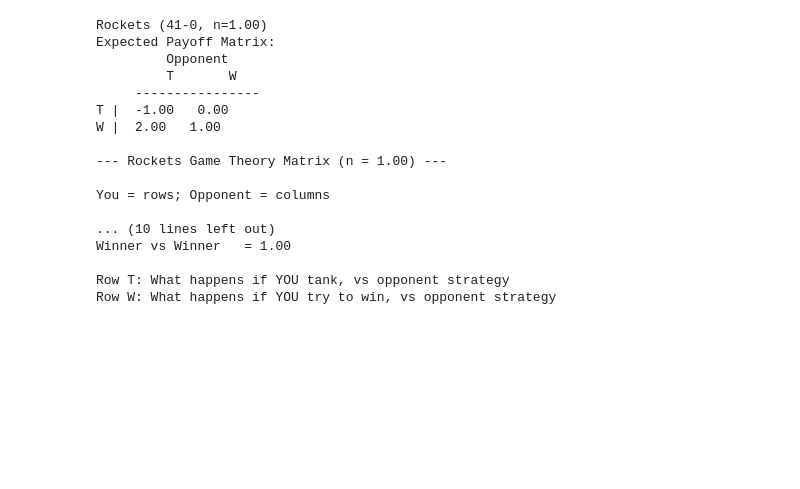
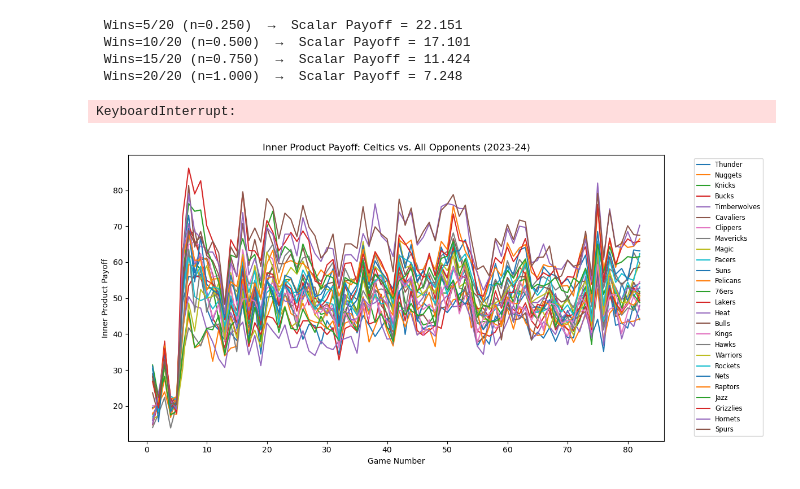
Before and after one commit to ebchassine/Math-34-Final-Project, a Jupyter notebook: EGT_Model.ipynb, the cells around one changed output. Drawn from its saved outputs; the diff is of its cells as text; code cells hidden in the pictures; blank space fills up the shorter version.

Commit message:
working full season view

```diff
--- a/EGT_Model.ipynb
+++ b/EGT_Model.ipynb
@@ -123,22 +94,9 @@ Pistons GT Matrix (n = 0.20):
-# %%
-team = Team("Rockets", wins=41)
-print(team)
-print(team.describe_matrix())
-# %% [output]
-Rockets (41-0, n=1.00)
-Expected Payoff Matrix:
-         Opponent
-         T       W
-     ----------------
-T |  -1.00   0.00
-W |  2.00   1.00
-
---- Rockets Game Theory Matrix (n = 1.00) ---
-
-You = rows; Opponent = columns
-
-... (10 lines left out)
-Winner vs Winner   = 1.00
-
-Row T: What happens if YOU tank, vs opponent strategy
-Row W: What happens if YOU try to win, vs opponent strategy
+# %%
+for wins, gp in [(5, 20), (10, 20), (15, 20), (20, 20)]:
+    t = Team("Testers", wins=wins, games_played=gp)
+    print(f" Wins={wins}/{gp} (n={t.n:.3f})  →  Scalar Payoff = {t.describe_matrix():.3f}")
+# %% [output]
+ Wins=5/20 (n=0.250)  →  Scalar Payoff = 22.151
+ Wins=10/20 (n=0.500)  →  Scalar Payoff = 17.101
+ Wins=15/20 (n=0.750)  →  Scalar Payoff = 11.424
+ Wins=20/20 (n=1.000)  →  Scalar Payoff = 7.248
@@ -144,0 +168,13 @@ Row W: What happens if YOU try to win, vs opponent strategy
+# %%
+# ─── Cell E: Build `team_logs` for each (season, team_id) ───────────────────────────────
+team_logs = {}
+
+for season in seasons:
+    for team_id, team_name in teams_info:
+        try:
+            df_log = get_team_game_log(team_id, season)
+            team_logs[(season, team_id)] = (team_name, df_log)
+        except Exception as e:
+            print(f"Error fetching {team_name} ({team_id}) for {season}: {e}")
+# %% [output]
+KeyboardInterrupt:
@@ -144,0 +218,22 @@ Row W: What happens if YOU try to win, vs opponent strategy
+# %%
+# ─── Cell G: Example plot for one team in one season ───────────────────────────────
+season = '2023-24'
+team_id = teams_info[0][0]   # e.g. first team in teams_info
+team_name = next(name for tid, name in teams_info if tid == team_id)
+
+inner_list = payoff_results[season][team_id]
+df_ip = pd.DataFrame(inner_list).fillna(0)
+
+plt.figure(figsize=(12, 6))
+for opp_id in df_ip.columns:
+    opp_name = next(name for tid, name in teams_info if tid == opp_id)
+    plt.plot(df_ip.index + 1, df_ip[opp_id], label=opp_name)
+
+plt.title(f'Inner Product Payoff: {team_name} vs. All Opponents ({season})')
+plt.xlabel('Game Number')
+plt.ylabel('Inner Product Payoff')
+plt.legend(bbox_to_anchor=(1.05, 1), loc='upper left', fontsize='small')
+plt.tight_layout()
+plt.show()
+# %% [output]
+[figure, added]
```
Also changed, not shown: parts of 8 cells of this notebook.
